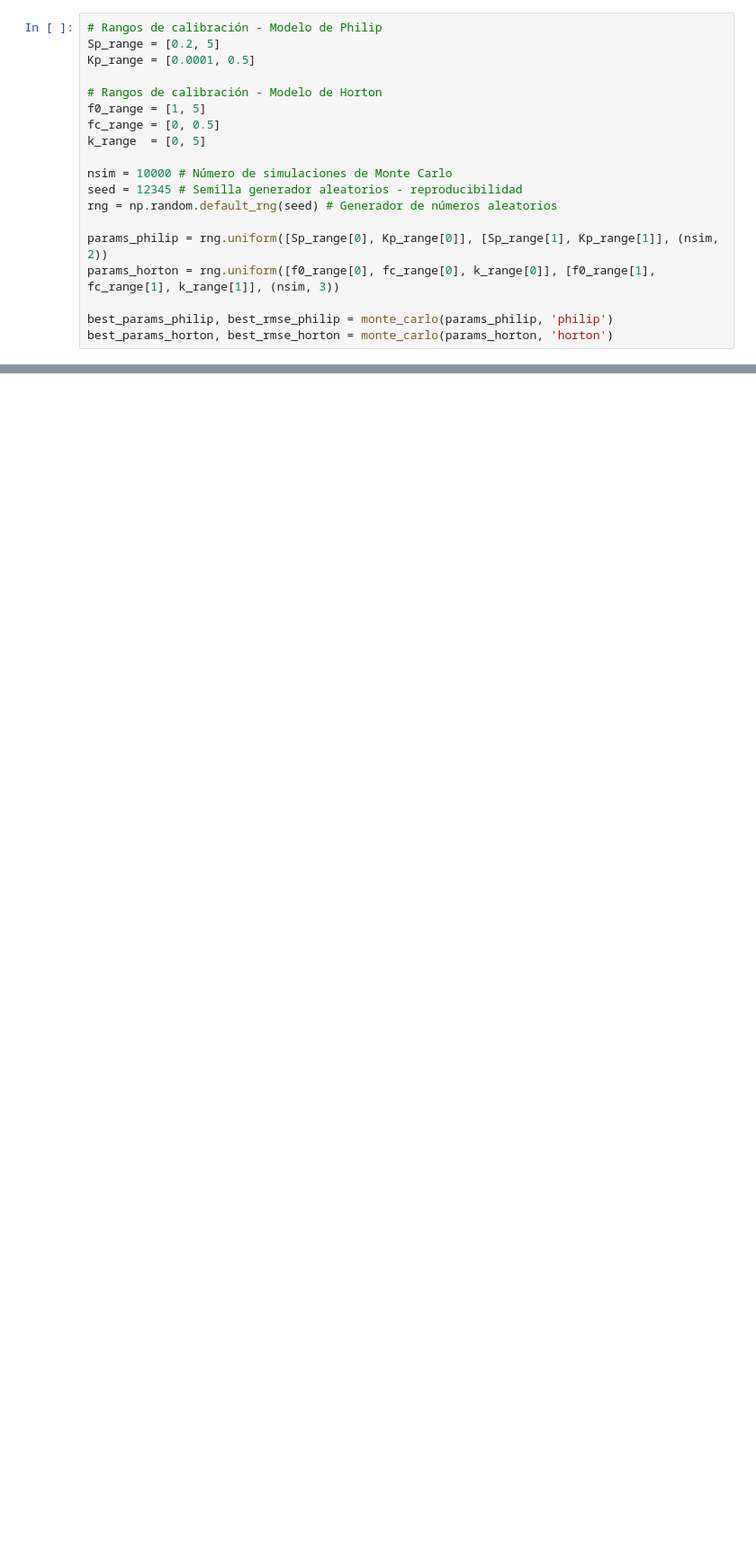
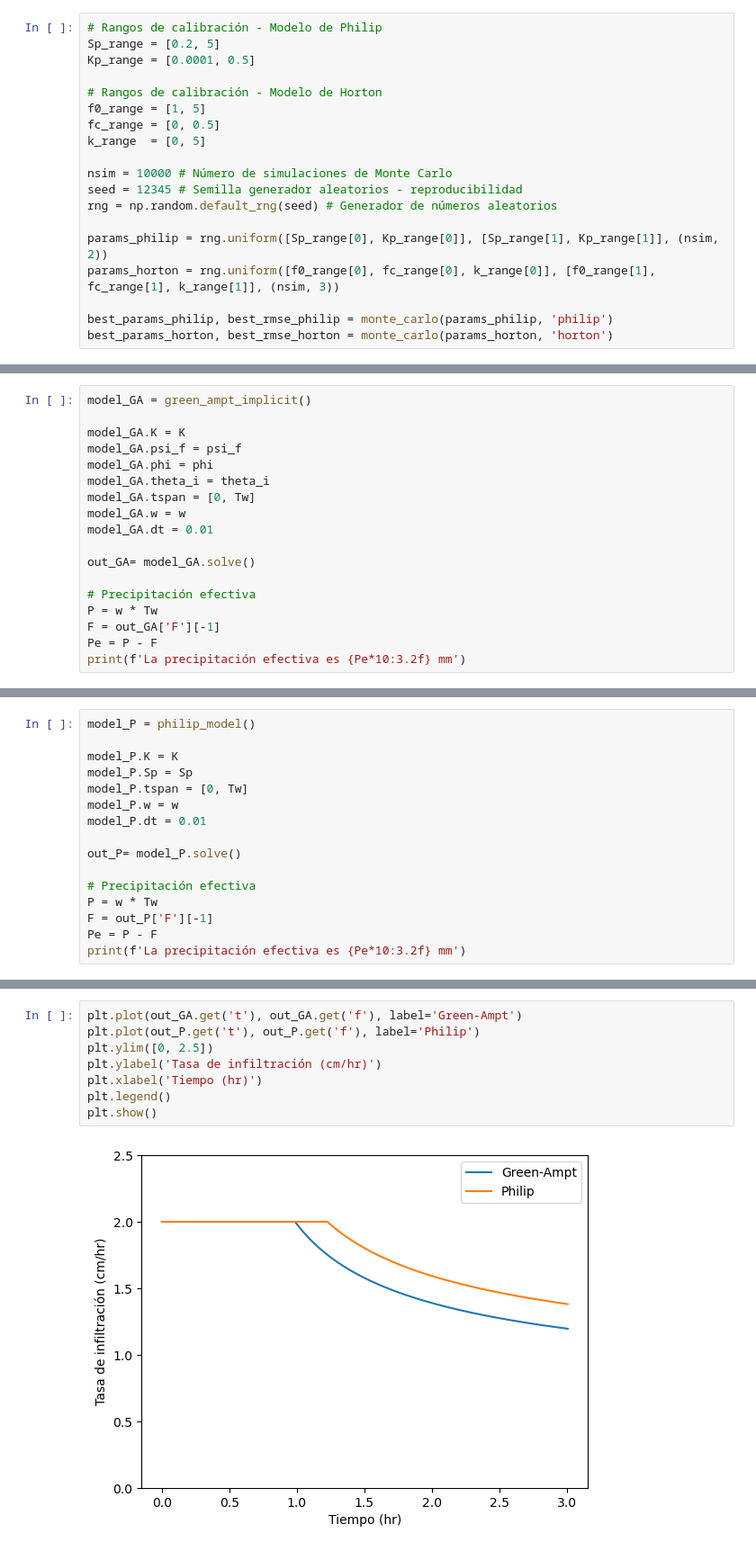
Before and after one commit to jshernandezs/ICYA4710, a Jupyter notebook: Notebooks/Rainfall_Runoff_basics.ipynb, the cells around one changed output, grey strips where cells are left out. Shown: that part at 90% size. Saved outputs shown, nothing was run; the diff lists cells and outputs as text; blank space fills up the shorter version.

```diff
--- a/Notebooks/Rainfall_Runoff_basics.ipynb
+++ b/Notebooks/Rainfall_Runoff_basics.ipynb
@@ -259,0 +567,18 @@ Mejor estimación - Horton: f0 = 1.64 mm/min, fc = 0.324 mm/min, k = 0.12 min^-1
+# %%
+model_GA = green_ampt_implicit()
+
+model_GA.K = K
+model_GA.psi_f = psi_f
+model_GA.phi = phi
+model_GA.theta_i = theta_i
+model_GA.tspan = [0, Tw]
+model_GA.w = w
+model_GA.dt = 0.01
+
+out_GA= model_GA.solve()
+
+# Precipitación efectiva
+P = w * Tw
+F = out_GA['F'][-1]
+Pe = P - F
+print(f'La precipitación efectiva es {Pe*10:3.2f} mm')
@@ -259,0 +590,16 @@ Mejor estimación - Horton: f0 = 1.64 mm/min, fc = 0.324 mm/min, k = 0.12 min^-1
+# %%
+model_P = philip_model()
+
+model_P.K = K
+model_P.Sp = Sp
+model_P.tspan = [0, Tw]
+model_P.w = w
+model_P.dt = 0.01
+
+out_P= model_P.solve()
+
+# Precipitación efectiva
+P = w * Tw
+F = out_P['F'][-1]
+Pe = P - F
+print(f'La precipitación efectiva es {Pe*10:3.2f} mm')
@@ -259,0 +609,10 @@ Mejor estimación - Horton: f0 = 1.64 mm/min, fc = 0.324 mm/min, k = 0.12 min^-1
+# %%
+plt.plot(out_GA.get('t'), out_GA.get('f'), label='Green-Ampt')
+plt.plot(out_P.get('t'), out_P.get('f'), label='Philip')
+plt.ylim([0, 2.5])
+plt.ylabel('Tasa de infiltración (cm/hr)')
+plt.xlabel('Tiempo (hr)')
+plt.legend()
+plt.show()
+# %% [output]
+[figure, added]
```
Also changed, not shown: parts of 20 cells of this notebook, 6 other files.
